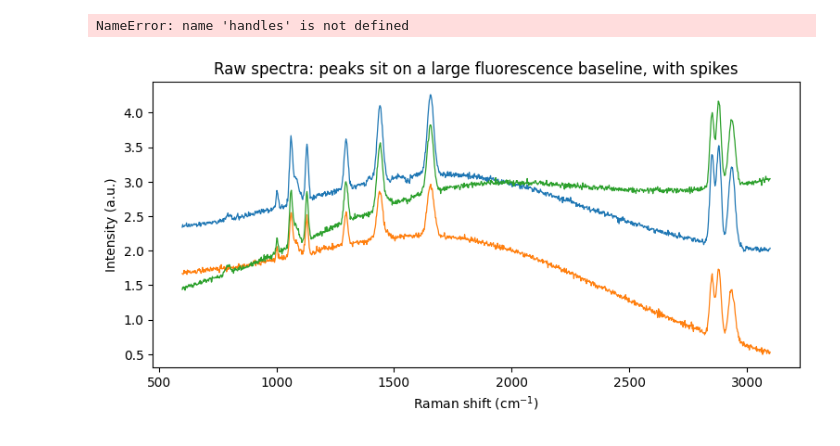
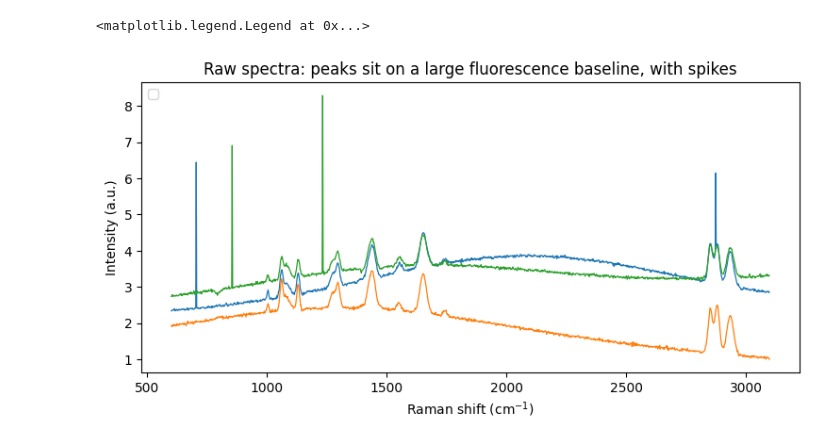
Before and after one commit to FairzanIsLearning/Chemometric-learn, a Jupyter notebook: Mixed/Guideskin/GuideSkin.ipynb, the cells around one changed output. Drawn from its saved outputs; the diff is of its cells as text; code cells hidden in the pictures.

```diff
--- a/Mixed/Guideskin/GuideSkin.ipynb
+++ b/Mixed/Guideskin/GuideSkin.ipynb
@@ -106,0 +97,40 @@ Spectra matrix: (180, 1250) | donors: 12 | pieces: 36
+# %%
+# simulate raman data
+for d in range(N_DONORS_RAMAN):
+    donor_O = np.clip(RNG.normal(0.60, 0.12), 0.2, 0.9)   # donor's typical lipid order
+    donor_H = np.clip(RNG.normal(0.50, 0.10), 0.2, 0.8)   # donor's typical hydration
+    sig_coef = RNG.normal(0, 1, 6)                         # donor signature strengths
+    donor_effect = 0.6 * sig_coef[:3].sum() / np.sqrt(3)   # tied to signature
+    signature = sum(gauss(wn, p, 10, 0.06 * c) for p, c in zip(sig_pos, sig_coef)) # individual fingerprint
+
+    for p in range(PIECES):
+        piece_O = np.clip(donor_O + RNG.normal(0, 0.12), 0.05, 0.95) # pieces from the same donor are similar but not identical
+        piece_H = np.clip(donor_H + RNG.normal(0, 0.08), 0.05, 0.95)
+        flux = (2.0 + 3.0 * (1 - piece_O) + 2.0 * (piece_H - 0.5)
+                + donor_effect + RNG.normal(0, 0.35))
+        # permeation defined for each skin piece, learn how to add the flux?
+
+        for k in range(SPECTRA): # add measurement artefacts
+            O = np.clip(piece_O + RNG.normal(0, 0.03), 0, 1) # small spot variation
+            H = np.clip(piece_H + RNG.normal(0, 0.03), 0, 1)
+            clean = clean_skin_spectrum(O, H) + signature
+            # raman data from skin oftentimes contain fluorescence background due to fluorophores present >> DOI 10.1088/1742-6596/1096/1/012006
+            # fluorescence baseline: slope + curve + broad hump (much bigger than the peaks)
+            x = (wn - wn.min()) / (wn.max() - wn.min()) # normalize to range 0 - 1
+            base = (RNG.uniform(1, 3) + RNG.uniform(-1, 1) * x
+                    + RNG.uniform(-1, 1) * x ** 2
+                    + gauss(x, RNG.uniform(0.2, 0.6), 0.25, RNG.uniform(0.5, 1.5)))
+            noise = RNG.normal(0, 0.02, wn.size)
+            spec = RNG.uniform(0.7, 1.3) * clean + base + noise # random scale 0.7 - 1.3x
+            if RNG.random() < 0.15: # cosmic-ray spikes artefact
+                for _ in range(RNG.integers(1, 3)):
+                    spec[RNG.integers(5, wn.size - 5)] += RNG.uniform(2, 5)
+            spectra.append(spec)
+            rows_raman.append(dict(donor=f"D{d+1:02d}", piece=f"D{d+1:02d}_P{p+1}",
+                             true_order=O, true_hydration=H, flux=flux)) # naming system
+
+meta = pd.DataFrame(rows_raman)                  # one row per spectrum (the metadata table)
+X_raw = np.array(spectra)                  # shape (180, n_wavenumbers)
+print("Spectra matrix:", X_raw.shape, "| donors:", meta.donor.nunique(),
+      "| pieces:", meta.piece.nunique())
+print(meta.head())
@@ -107,13 +145,13 @@ Spectra matrix: (180, 1250) | donors: 12 | pieces: 36
 # %%
-# visualize the raw data
+# visualize the raw raman data
 plt.figure(figsize=(9, 4))
 for i in [0, 40, 100]:
     plt.plot(wn, X_raw[i], lw=0.9)
 plt.xlabel("Raman shift (cm$^{-1}$)"); plt.ylabel("Intensity (a.u.)")
 plt.title("Raw spectra: peaks sit on a large fluorescence baseline, with spikes")
-# plt.legend(handles, labels)
+plt.legend(loc="upper left")
 
 # save("01_raw_spectra")
 # %% [output]
-NameError: name 'handles' is not defined
+<matplotlib.legend.Legend at 0x...>
-[figure, old version]
+[figure, new version]
```
Also changed, not shown: parts of 33 cells of this notebook.
